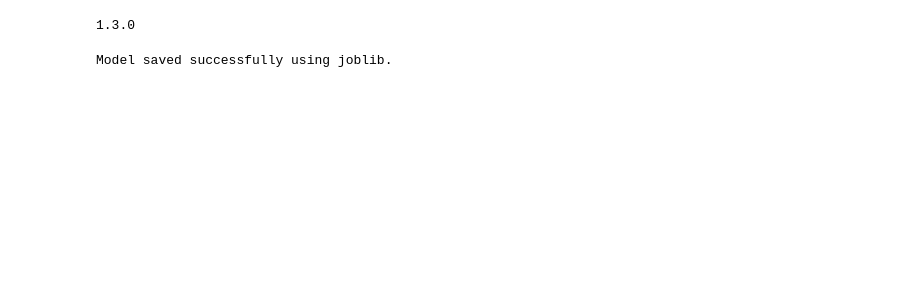
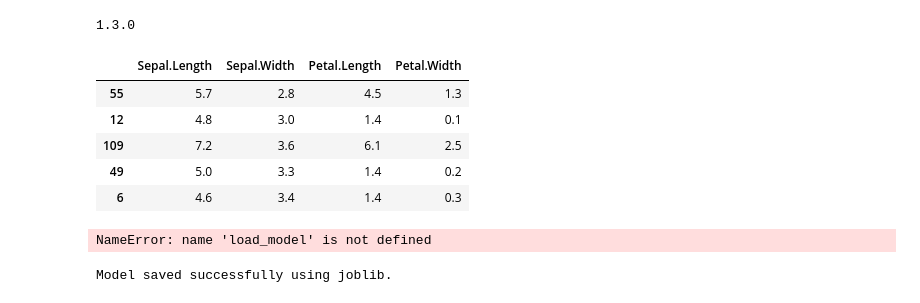
Before and after one commit to MegaMind1212/Iris-Classification, a Jupyter notebook: Iris classification.ipynb, the cells around one changed output. Saved outputs shown, nothing was run; the diff lists cells and outputs as text; code cells hidden in the pictures; blank space fills up the shorter version.

```diff
--- a/Iris classification.ipynb
+++ b/Iris classification.ipynb
@@ -290,10 +290,19 @@ print(sklearn.__version__)
 # %% [output]
 1.3.0
 # %%
-#x_test.head()
+x_test.head()
+# %% [output]
+|  | Sepal.Length | Sepal.Width | Petal.Length | Petal.Width |
+| 55 | 5.7 | 2.8 | 4.5 | 1.3 |
+| 12 | 4.8 | 3.0 | 1.4 | 0.1 |
+| 109 | 7.2 | 3.6 | 6.1 | 2.5 |
+| 49 | 5.0 | 3.3 | 1.4 | 0.2 |
+| 6 | 4.6 | 3.4 | 1.4 | 0.3 |
 # %%
 
-#load_model.predict([[4,3,1,5]])
+load_model.predict([[4,3,1,5]])
+# %% [output]
+NameError: name 'load_model' is not defined
 # %%
 import joblib
 
```
Also changed, not shown: parts of 6 cells of this notebook, 2 other files.
